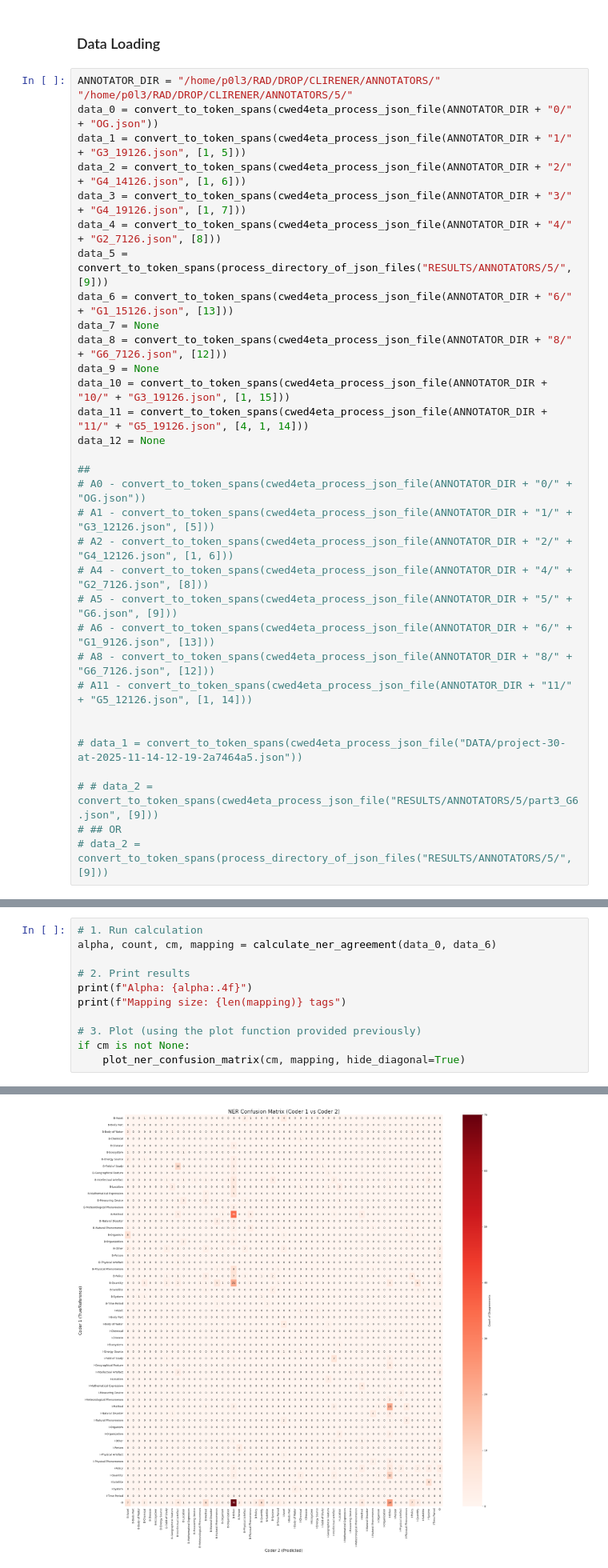
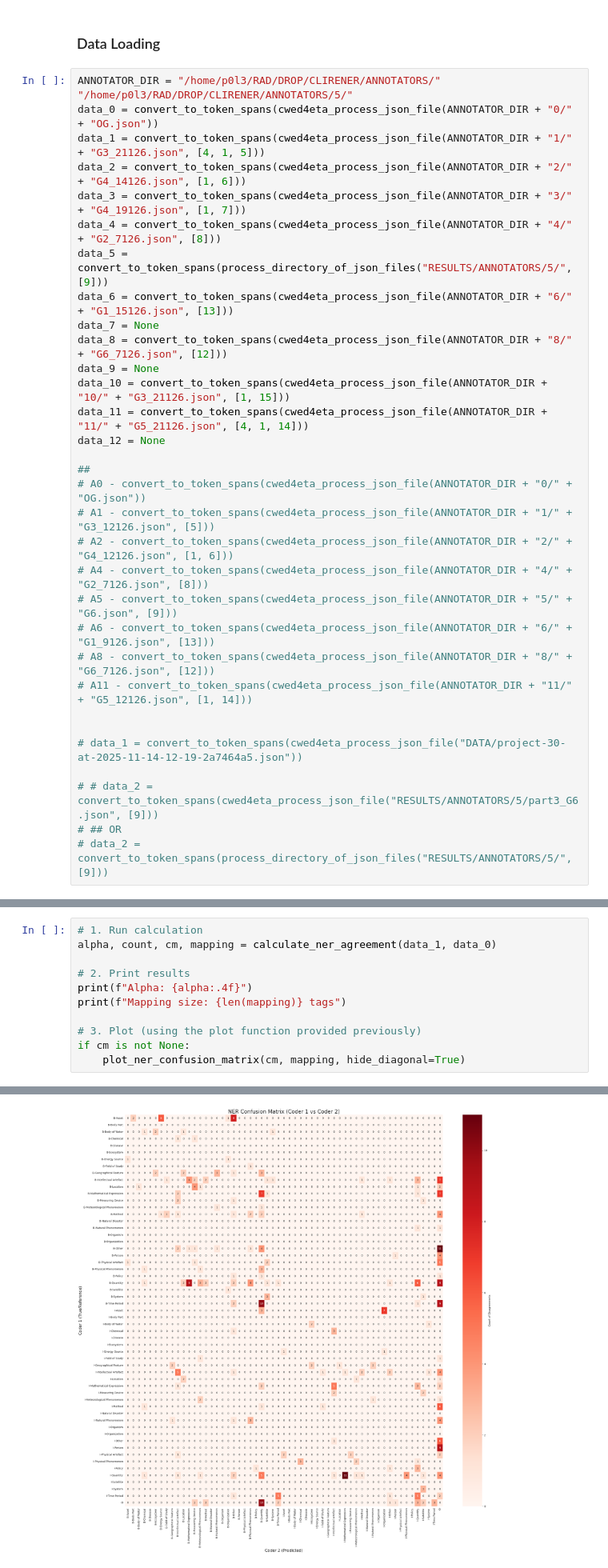
Before and after one commit to P0L3/CliReNER, a Jupyter notebook: annotator_stats.ipynb, the cells around one changed output, grey strips where cells are left out. Shown at 80% size. Drawn from its saved outputs; the diff is of its cells as text.

```diff
--- a/annotator_stats.ipynb
+++ b/annotator_stats.ipynb
@@ -454,7 +492,7 @@ data_referent = list({d['id']: d for d in data_referent}.values())
 ANNOTATOR_DIR = "/home/p0l3/RAD/DROP/CLIRENER/ANNOTATORS/"
 "/home/p0l3/RAD/DROP/CLIRENER/ANNOTATORS/5/"
 data_0 = convert_to_token_spans(cwed4eta_process_json_file(ANNOTATOR_DIR + "0/" + "OG.json"))
-data_1 = convert_to_token_spans(cwed4eta_process_json_file(ANNOTATOR_DIR + "1/" + "G3_19126.json", [1, 5]))
+data_1 = convert_to_token_spans(cwed4eta_process_json_file(ANNOTATOR_DIR + "1/" + "G3_21126.json", [4, 1, 5]))
 data_2 = convert_to_token_spans(cwed4eta_process_json_file(ANNOTATOR_DIR + "2/" + "G4_14126.json", [1, 6]))
 data_3 = convert_to_token_spans(cwed4eta_process_json_file(ANNOTATOR_DIR + "3/" + "G4_19126.json", [1, 7]))
 data_4 = convert_to_token_spans(cwed4eta_process_json_file(ANNOTATOR_DIR + "4/" + "G2_7126.json", [8]))
@@ -463,8 +501,8 @@ data_6 = convert_to_token_spans(cwed4eta_process_json_file(ANNOTATOR_DIR + "6/"
 data_7 = None
 data_8 = convert_to_token_spans(cwed4eta_process_json_file(ANNOTATOR_DIR + "8/" + "G6_7126.json", [12]))
 data_9 = None
-data_10 = convert_to_token_spans(cwed4eta_process_json_file(ANNOTATOR_DIR + "10/" + "G3_19126.json", [1, 15]))
-data_11 = convert_to_token_spans(cwed4eta_process_json_file(ANNOTATOR_DIR + "11/" + "G5_19126.json", [4, 1, 14]))
+data_10 = convert_to_token_spans(cwed4eta_process_json_file(ANNOTATOR_DIR + "10/" + "G3_21126.json", [1, 15]))
+data_11 = convert_to_token_spans(cwed4eta_process_json_file(ANNOTATOR_DIR + "11/" + "G5_21126.json", [4, 1, 14]))
 data_12 = None
 
 ##
@@ -850,7 +894,7 @@ Raw Agreement:       0.7661
 ## Krippendorff for Two
 # %%
 # 1. Run calculation
-alpha, count, cm, mapping = calculate_ner_agreement(data_0, data_6)
+alpha, count, cm, mapping = calculate_ner_agreement(data_1, data_0)
 
 # 2. Print results
 print(f"Alpha: {alpha:.4f}")
@@ -864,5 +908,5 @@ Alpha: 0.7167
 Mapping size: 57 tags
-[figure, old version]
+[figure, new version]
 # %%
 print_top_confusions(cm, mapping, top_n=50)
 # %% [output]
```
Also changed, not shown: parts of 15 cells of this notebook, 15 other files.
